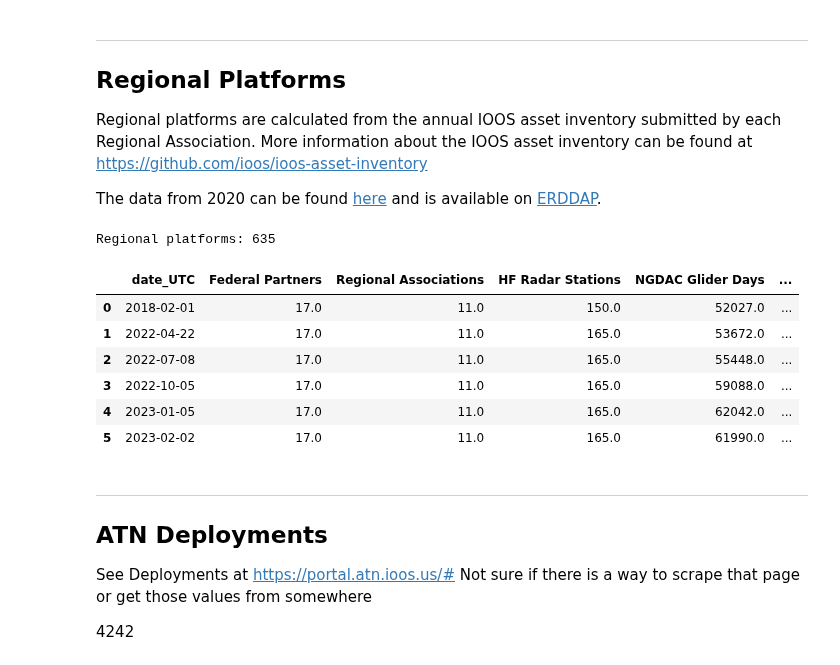
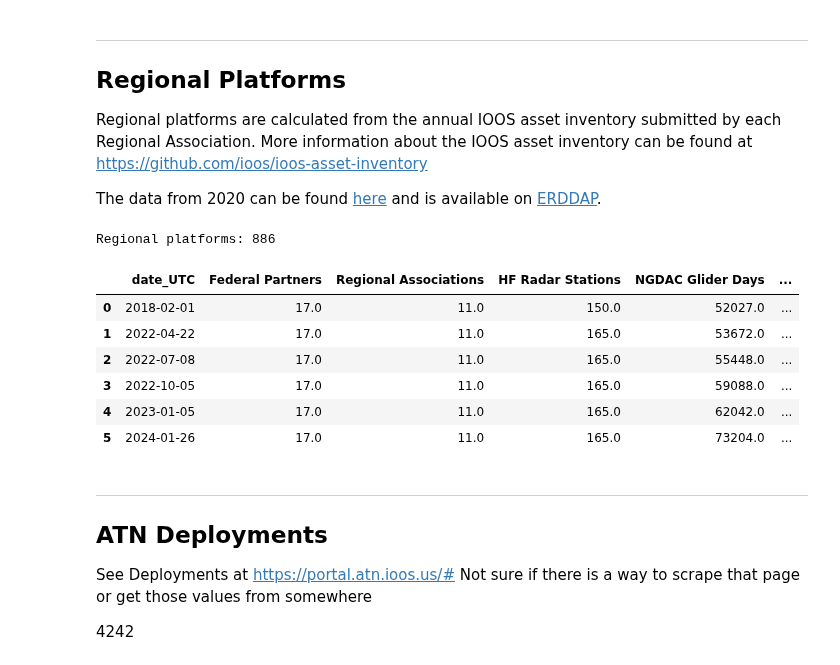
Before and after one commit to ioos/ioos_metrics, a Jupyter notebook: IOOS_BTN.ipynb, the cells around one changed output. Drawn from its saved outputs; the diff is of its cells as text; code cells hidden in the pictures.

Commit message:
updating ATN and OTT process closes #51

```diff
--- a/IOOS_BTN.ipynb
+++ b/IOOS_BTN.ipynb
@@ -10,7 +10,7 @@
 import pandas as pd
 
 # read previous metrics
-ioos_btn_df = pd.read_csv('https://github.com/MathewBiddle/ioos_by_the_numbers/raw/main/ioos_btn_metrics.csv')#columns=['category','value','date'])
+ioos_btn_df = pd.read_csv('https://github.com/ioos/ioos_metrics/raw/main/ioos_btn_metrics.csv')
 # %%
 import pandas as pd
 #today = pd.to_datetime
@@ -287,7 +287,7 @@ df_glider[['minTime (UTC)','maxTime (UTC)']] = df_glider[
                                                          ].apply(pd.to_datetime)
 
 start_date = '2000-01-01'
-end_date = '2022-12-31'
+end_date = '2023-12-31'
 
 # find glider deployments between 10/01 and 12/31
 glider_day_within = df_glider.loc[
@@ -716,7 +695,8 @@ html = requests.get(url).text
 
 soup = BeautifulSoup(html, 'html.parser')
 
-text = soup.find_all(attrs={'id':"dnn_ctr14711_ContentPane"})[0].find_all(attrs={'class':'lead'})[0].text #id="mapDiv")
+#text = soup.find_all(attrs={'data-id':"4fa1cacd"})[0].find_all(attrs={'class':'lead'})[0].text #id="mapDiv")
+text = soup.find_all(attrs={'data-id':"4fa1cacd"})[0].find_all('h6')[0].text
 
 res = [int(i) for i in text.split() if i.isdigit()] # extract number
     #print(tag['content'])
@@ -775,26 +755,28 @@ Regional platforms are calculated from the annual IOOS asset inventory submitted
 
 The data from 2020 can be found [here](https://github.com/ioos/ioos-asset-inventory/tree/main/2020) and is available on [ERDDAP](http://erddap.ioos.us/erddap/tabledap/processed_asset_inventory.html).
 # %%
-url = 'http://erddap.ioos.us/erddap/tabledap/processed_asset_inventory.csvp'
+import pandas as pd
 
-df_regional_platforms = pd.read_csv(url)
+url = 'https://erddap.ioos.us/erddap/tabledap/processed_asset_inventory.json?station_long_name&distinct()'
 
-regional_platforms = df_regional_platforms['station_long_name'].unique().size
+df_regional_platforms = pd.read_json(url)
+
+regional_platforms = len(df_regional_platforms.loc['rows'][0])
 
 print('Regional platforms:',regional_platforms)
 
 ioos_btn_df.loc[ioos_btn_df['date_UTC']==today, ['Regional Platforms']] = regional_platforms
 
 ioos_btn_df
 # %% [output]
-Regional platforms: 635
+Regional platforms: 886
 |  | date_UTC | Federal Partners | Regional Associations | HF Radar Stations | NGDAC Glider Days | ... |
 | 0 | 2018-02-01 | 17.0 | 11.0 | 150.0 | 52027.0 | ... |
 | 1 | 2022-04-22 | 17.0 | 11.0 | 165.0 | 53672.0 | ... |
 | 2 | 2022-07-08 | 17.0 | 11.0 | 165.0 | 55448.0 | ... |
 | 3 | 2022-10-05 | 17.0 | 11.0 | 165.0 | 59088.0 | ... |
 | 4 | 2023-01-05 | 17.0 | 11.0 | 165.0 | 62042.0 | ... |
-| 5 | 2023-02-02 | 17.0 | 11.0 | 165.0 | 61990.0 | ... |
+| 5 | 2024-01-26 | 17.0 | 11.0 | 165.0 | 73204.0 | ... |
 # %% [markdown]
 ---
 ## ATN Deployments
```
Also changed, not shown: parts of 37 cells of this notebook.
